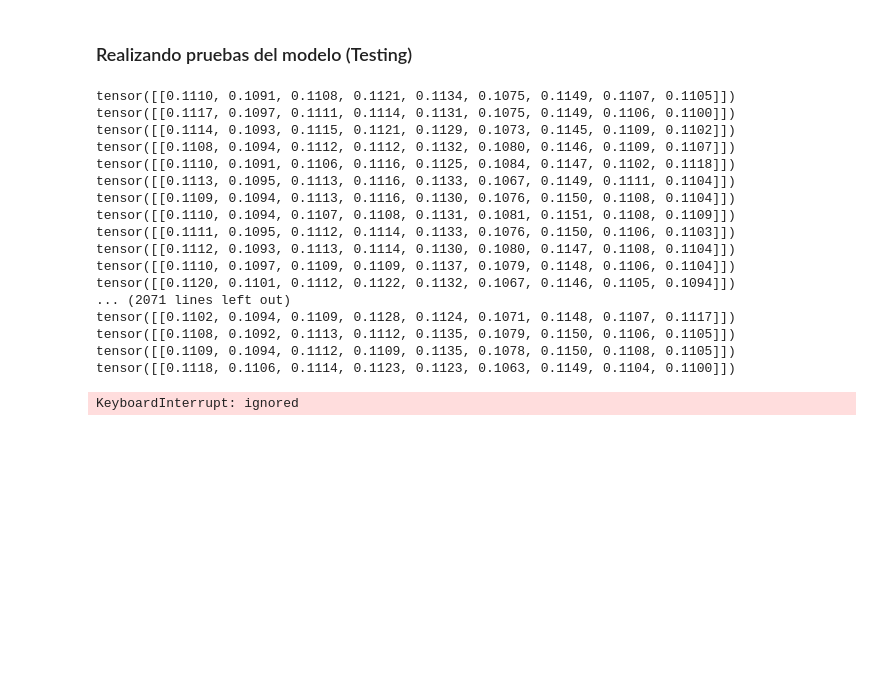
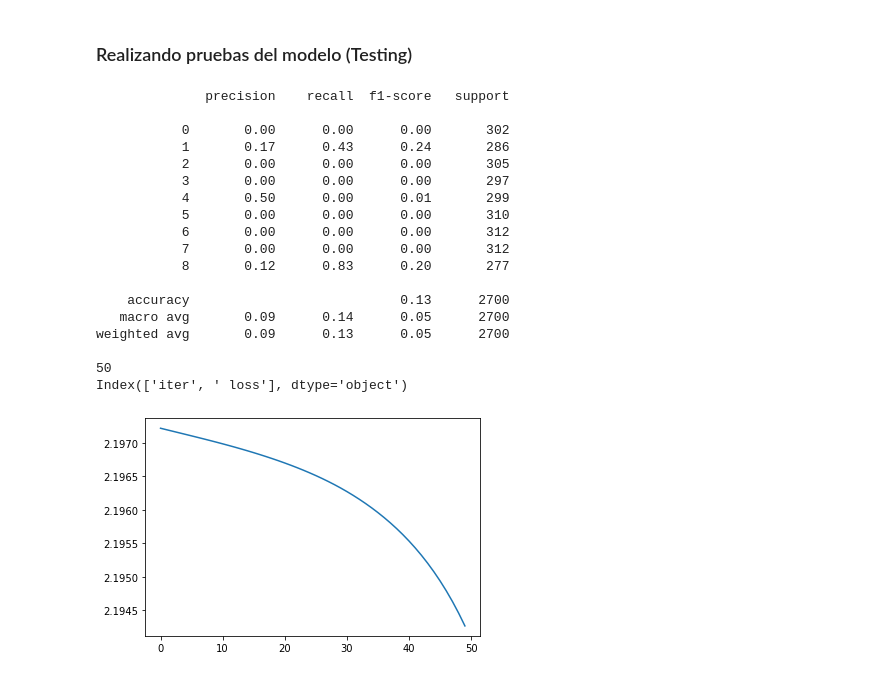
Before and after one commit to orlandxrf/curso-dl, a Jupyter notebook: notebooks/RedNeuronalDensa.ipynb, the cells around one changed output. Cells and saved outputs as stored; diff of their text form; code cells hidden in the pictures; blank space fills up the shorter version.

```diff
--- a/notebooks/RedNeuronalDensa.ipynb
+++ b/notebooks/RedNeuronalDensa.ipynb
@@ -448,43 +449,44 @@ f.close()
 # %%
 from sklearn.metrics import classification_report
 import warnings
 warnings.filterwarnings('always')  # "error", "ignore", "always", "default", "module" or "once"
 
 predictions = []
 original_labels = []
 with torch.no_grad():
     for index, row in X_test.iterrows():
         bow_vec = make_bow_vector(vocab_token2id, row['content'])
         probs = model(bow_vec)
         # probs = tensor([[0.1110, 0.1091, 0.1108, 0.1121, 0.1134, 0.1075, 0.1149, 0.1107, 0.1105]]), tensor, tensor, ...
         predictions.append(torch.argmax(probs, dim=1).cpu().numpy()[0])
         original_labels.append(make_target(Y_test['sentiment'][index]).cpu().numpy()[0])
 
 print(classification_report(original_labels, predictions))
 df_loss_file = pd.read_csv(model_loss_file)
 
 print(len(df_loss_file))
 print(df_loss_file.columns)
 
 history_loss = df_loss_file[' loss'].plot()
-fig = history_loss.get_figure()
-fig.savefig(OUTPUT_FOLDER + "loss.pdf")
+fig_loss = history_loss.get_figure()
+fig_loss.savefig(OUTPUT_FOLDER + "loss.png")
 # %% [output]
-tensor([[0.1110, 0.1091, 0.1108, 0.1121, 0.1134, 0.1075, 0.1149, 0.1107, 0.1105]])
-tensor([[0.1117, 0.1097, 0.1111, 0.1114, 0.1131, 0.1075, 0.1149, 0.1106, 0.1100]])
-tensor([[0.1114, 0.1093, 0.1115, 0.1121, 0.1129, 0.1073, 0.1145, 0.1109, 0.1102]])
-tensor([[0.1108, 0.1094, 0.1112, 0.1112, 0.1132, 0.1080, 0.1146, 0.1109, 0.1107]])
-tensor([[0.1110, 0.1091, 0.1106, 0.1116, 0.1125, 0.1084, 0.1147, 0.1102, 0.1118]])
-tensor([[0.1113, 0.1095, 0.1113, 0.1116, 0.1133, 0.1067, 0.1149, 0.1111, 0.1104]])
-tensor([[0.1109, 0.1094, 0.1113, 0.1116, 0.1130, 0.1076, 0.1150, 0.1108, 0.1104]])
-tensor([[0.1110, 0.1094, 0.1107, 0.1108, 0.1131, 0.1081, 0.1151, 0.1108, 0.1109]])
-tensor([[0.1111, 0.1095, 0.1112, 0.1114, 0.1133, 0.1076, 0.1150, 0.1106, 0.1103]])
-tensor([[0.1112, 0.1093, 0.1113, 0.1114, 0.1130, 0.1080, 0.1147, 0.1108, 0.1104]])
-tensor([[0.1110, 0.1097, 0.1109, 0.1109, 0.1137, 0.1079, 0.1148, 0.1106, 0.1104]])
-tensor([[0.1120, 0.1101, 0.1112, 0.1122, 0.1132, 0.1067, 0.1146, 0.1105, 0.1094]])
-... (2071 lines left out)
-tensor([[0.1102, 0.1094, 0.1109, 0.1128, 0.1124, 0.1071, 0.1148, 0.1107, 0.1117]])
-tensor([[0.1108, 0.1092, 0.1113, 0.1112, 0.1135, 0.1079, 0.1150, 0.1106, 0.1105]])
-tensor([[0.1109, 0.1094, 0.1112, 0.1109, 0.1135, 0.1078, 0.1150, 0.1108, 0.1105]])
-tensor([[0.1118, 0.1106, 0.1114, 0.1123, 0.1123, 0.1063, 0.1149, 0.1104, 0.1100]])
+              precision    recall  f1-score   support
+
+           0       0.00      0.00      0.00       302
+           1       0.17      0.43      0.24       286
+           2       0.00      0.00      0.00       305
+           3       0.00      0.00      0.00       297
+           4       0.50      0.00      0.01       299
+           5       0.00      0.00      0.00       310
+           6       0.00      0.00      0.00       312
+           7       0.00      0.00      0.00       312
+           8       0.12      0.83      0.20       277
+
+    accuracy                           0.13      2700
+   macro avg       0.09      0.14      0.05      2700
+weighted avg       0.09      0.13      0.05      2700
+
+50
+Index(['iter', ' loss'], dtype='object')
-KeyboardInterrupt: ignored
+[figure, added]
```
Also changed, not shown: parts of 2 cells of this notebook.
